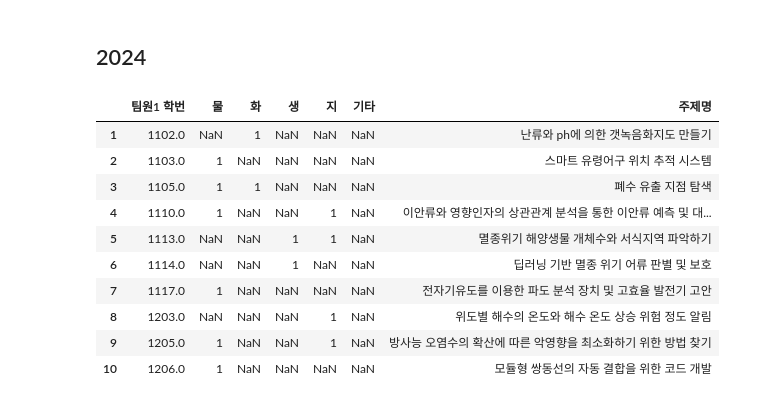
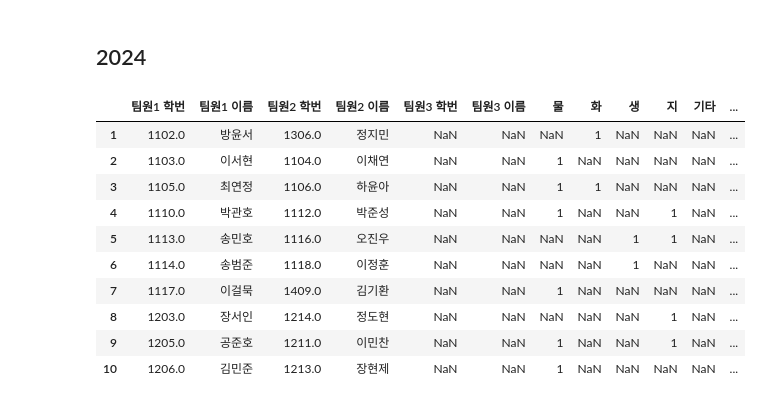
Before and after one commit to hwan809/Ocean-ChatBot, a Jupyter notebook: prepro.ipynb, the cells around one changed output. Saved outputs shown, nothing was run; the diff lists cells and outputs as text; code cells hidden in the pictures.

```diff
--- a/prepro.ipynb
+++ b/prepro.ipynb
@@ -66,6 +66,11 @@ def set_metadata(team_info, document, year = 2019):
   document.metadata['Teammate #2 number'] = get_student_number(team_info['팀원2학번'])
   document.metadata['Teammate #3 name'] = str(team_info['팀원3이름'])
   document.metadata['Teammate #3 number'] = get_student_number(team_info['팀원3학번'])
+  document.metadata['Physics'] = 'False'
+  document.metadata['Chemistry'] = 'False'
+  document.metadata['Biology'] = 'False'
+  document.metadata['EarthScience'] = 'False'
+
 
   try:
     document.metadata['Youtube link'] = str(team_info['YOUTUBE 영상 주소'])
@@ -285,18 +306,21 @@ for f in tqdm.tqdm(file_list):
   team_code = p.findall(f)[0]
 
   result = df.loc[df['팀 코드'] == team_code]
-  result.columns = ['팀 코드', '주제명', '1', '2', '팀원1학번', '팀원1이름', '팀원2학번', '팀원2이름', '팀원3학번', '팀원3이름', '기타', '물리', '화학', '생물', '지구과학', 'YOUTUBE 영상 주소']
+  result.columns = ['팀 코드', '주제명', '1', '2', '팀원1학번', '팀원1이름', '팀원2학번', '팀원2이름', '팀원3학번', '팀원3이름', 'etc', 'Physics', 'Chemistry', 'Biology', 'EarthScience', 'YOUTUBE 영상 주소']
 
-  nplst = result.to_numpy()
+  subjectnames = ['Physics', 'Chemistry', 'Biology', 'EarthScience']
 
-  for i in range(5):
-    if result[1][10 + i] in ['v', 'V']
-  subjects = result.to_numpy()
+  subjects = []
+
+  for i in subjectnames:
+    if list(result[i])[0] in ['v', 'V']:
+      subjects.append(i)
 
 
   try:
     new_document = set_metadata(result.iloc[0], document, '2023')
-    new_document.metadata['Subjects'] = subjects
+    for i in subjects:
+      new_document.metadata[i] = 'True'
     split_documents23.append(new_document)
   except:
     continue
@@ -369,22 +393,21 @@ df24['얘 들어갔어요'] = np.zeros(df24.shape[0],dtype=int)
 # %%
 df24_1 = pd.read_excel('./data/2024_1.xlsx', sheet_name = '팀별',usecols=[i + 2 for i in range(14)], skiprows=2, nrows=98)
 
-# #df24 = df24.rename(columns={'섹션\n번호': '팀 코드'})
 df24_1.drop(0, inplace=True)
-df24_1.drop(df24_1.columns[1:8],axis=1,inplace=True)
-df24_1.columns = ['팀원1 학번', '물','화','생','지','기타', '주제명']
+df24_1.drop(df24_1.columns[6:8],axis=1,inplace=True)
+df24_1.columns = ['팀원1 학번','팀원1 이름', '팀원2 학번','팀원2 이름','팀원3 학번','팀원3 이름','물','화','생','지','기타', '주제명']
 
 df24_1.head(10)
 # %% [output]
-|  | 팀원1 학번 | 물 | 화 | 생 | 지 | 기타 | 주제명 |
-| 1 | 1102.0 | NaN | 1 | NaN | NaN | NaN | 난류와 ph에 의한 갯녹음화지도 만들기 |
-| 2 | 1103.0 | 1 | NaN | NaN | NaN | NaN | 스마트 유령어구 위치 추적 시스템 |
-| 3 | 1105.0 | 1 | 1 | NaN | NaN | NaN | 폐수 유출 지점 탐색 |
-| 4 | 1110.0 | 1 | NaN | NaN | 1 | NaN | 이안류와 영향인자의 상관관계 분석을 통한 이안류 예측 및 대... |
-| 5 | 1113.0 | NaN | NaN | 1 | 1 | NaN | 멸종위기 해양생물 개체수와 서식지역 파악하기 |
-| 6 | 1114.0 | NaN | NaN | 1 | NaN | NaN | 딥러닝 기반 멸종 위기 어류 판별 및 보호 |
-| 7 | 1117.0 | 1 | NaN | NaN | NaN | NaN | 전자기유도를 이용한 파도 분석 장치 및 고효율 발전기 고안 |
-| 8 | 1203.0 | NaN | NaN | NaN | 1 | NaN | 위도별 해수의 온도와 해수 온도 상승 위험 정도 알림 |
-| 9 | 1205.0 | 1 | NaN | NaN | 1 | NaN | 방사능 오염수의 확산에 따른 악영향을 최소화하기 위한 방법 찾기 |
-| 10 | 1206.0 | 1 | NaN | NaN | NaN | NaN | 모듈형 쌍동선의 자동 결합을 위한 코드 개발 |
+|  | 팀원1 학번 | 팀원1 이름 | 팀원2 학번 | 팀원2 이름 | 팀원3 학번 | 팀원3 이름 | 물 | 화 | 생 | 지 | 기타 | ... |
+| 1 | 1102.0 | 방윤서 | 1306.0 | 정지민 | NaN | NaN | NaN | 1 | NaN | NaN | NaN | ... |
+| 2 | 1103.0 | 이서현 | 1104.0 | 이채연 | NaN | NaN | 1 | NaN | NaN | NaN | NaN | ... |
+| 3 | 1105.0 | 최연정 | 1106.0 | 하윤아 | NaN | NaN | 1 | 1 | NaN | NaN | NaN | ... |
+| 4 | 1110.0 | 박관호 | 1112.0 | 박준성 | NaN | NaN | 1 | NaN | NaN | 1 | NaN | ... |
+| 5 | 1113.0 | 송민호 | 1116.0 | 오진우 | NaN | NaN | NaN | NaN | 1 | 1 | NaN | ... |
+| 6 | 1114.0 | 송범준 | 1118.0 | 이정훈 | NaN | NaN | NaN | NaN | 1 | NaN | NaN | ... |
+| 7 | 1117.0 | 이걸묵 | 1409.0 | 김기환 | NaN | NaN | 1 | NaN | NaN | NaN | NaN | ... |
+| 8 | 1203.0 | 장서인 | 1214.0 | 정도현 | NaN | NaN | NaN | NaN | NaN | 1 | NaN | ... |
+| 9 | 1205.0 | 공준호 | 1211.0 | 이민찬 | NaN | NaN | 1 | NaN | NaN | 1 | NaN | ... |
+| 10 | 1206.0 | 김민준 | 1213.0 | 장현제 | NaN | NaN | 1 | NaN | NaN | NaN | NaN | ... |
 # %%
```
Also changed, not shown: parts of 16 cells of this notebook, 15 other files.
